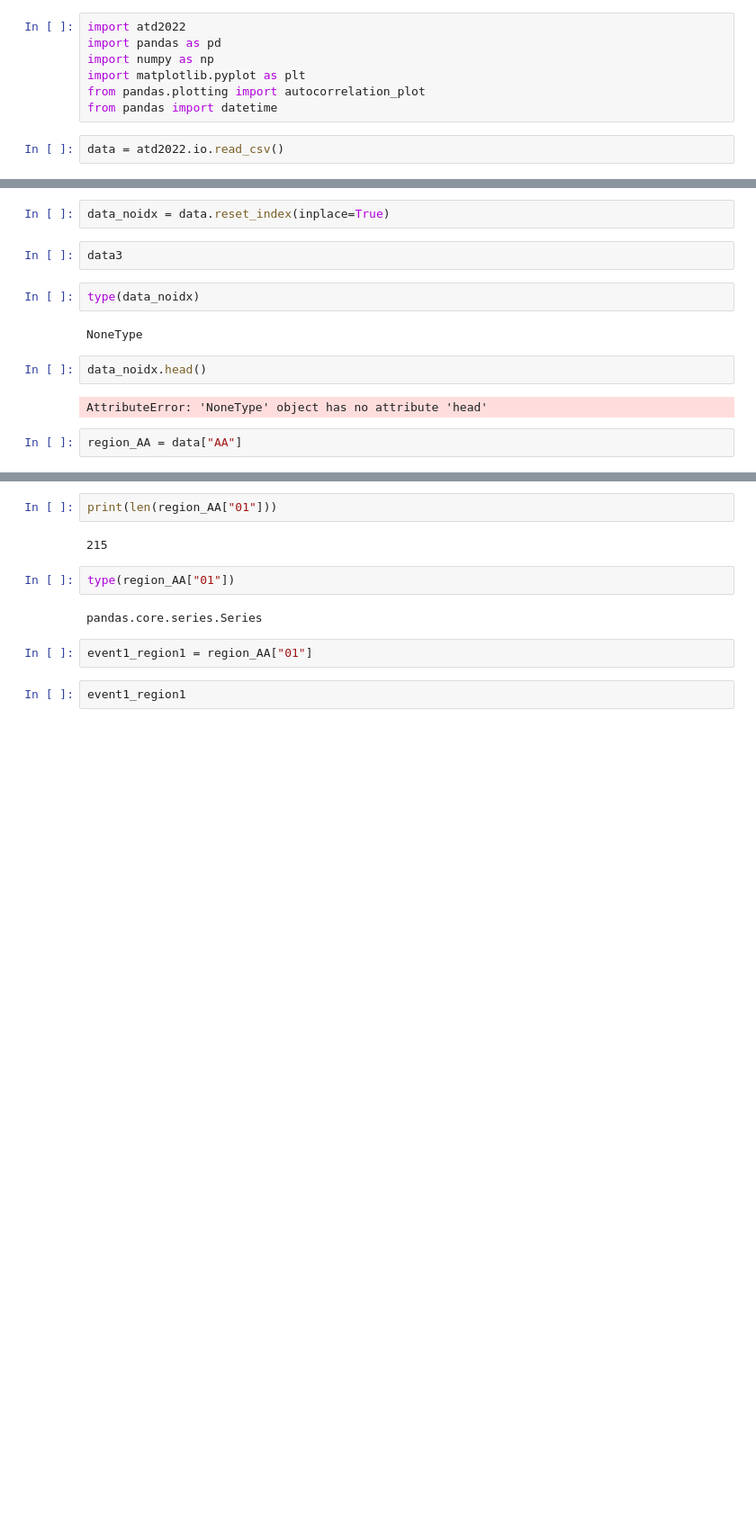
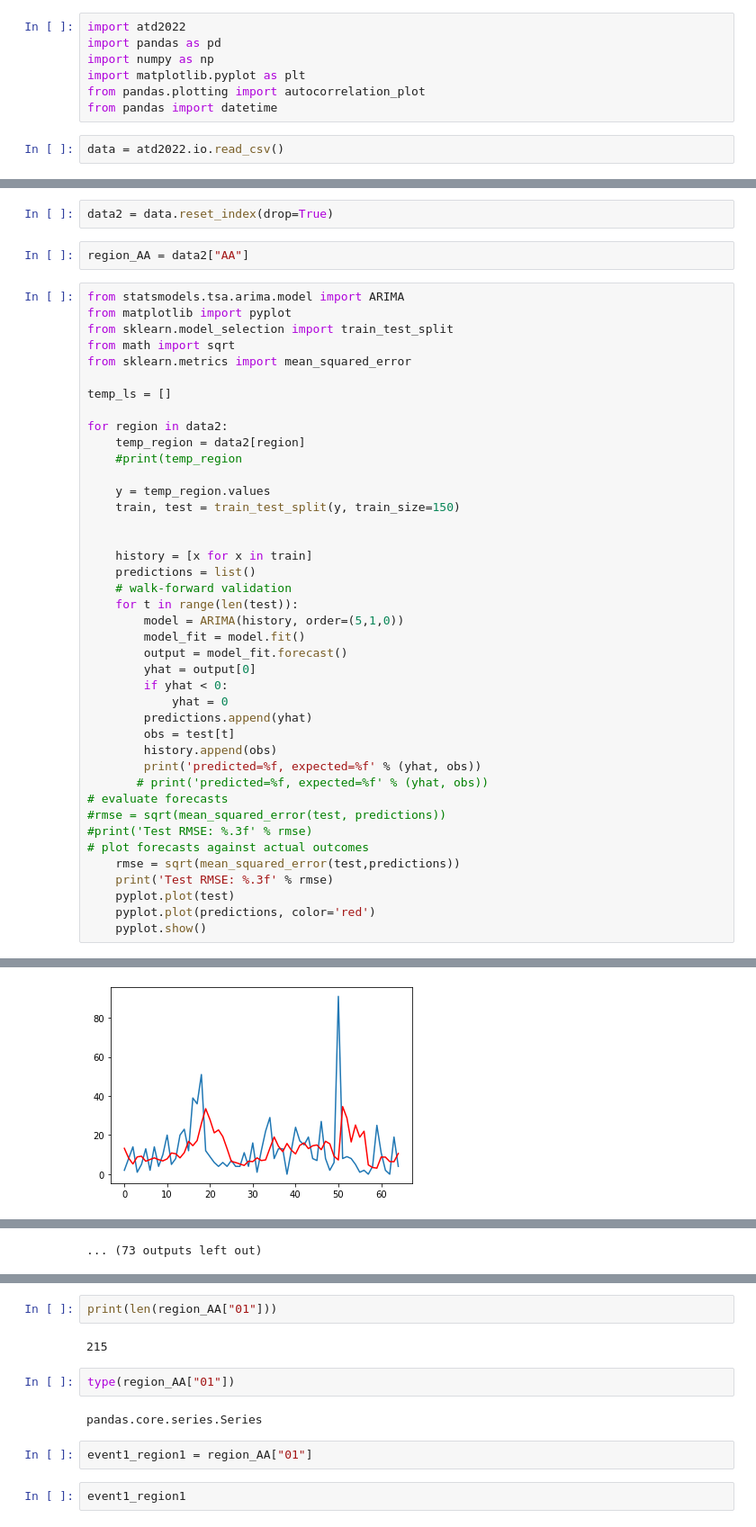
Before and after one commit to WillZ00/LISP-ATD-2022, a Jupyter notebook: ARIMA/arima.ipynb, the cells around one changed output, grey strips where cells are left out. Shown at 90% size. Saved outputs shown, nothing was run; the diff lists cells and outputs as text; blank space fills up the shorter version.

```diff
--- a/ARIMA/arima.ipynb
+++ b/ARIMA/arima.ipynb
@@ -21,14 +36,46 @@ data.head()
 # %%
-data_noidx = data.reset_index(inplace=True)
+data2 = data.reset_index(drop=True)
-# %%
-data3
-# %%
-type(data_noidx)
-# %% [output]
-NoneType
-# %%
-data_noidx.head()
-# %% [output]
-AttributeError: 'NoneType' object has no attribute 'head'
 # %%
-region_AA = data["AA"]
+region_AA = data2["AA"]
+# %%
+from statsmodels.tsa.arima.model import ARIMA
+from matplotlib import pyplot
+from sklearn.model_selection import train_test_split
+from math import sqrt
+from sklearn.metrics import mean_squared_error
+
+temp_ls = []
+
+for region in data2:
+    temp_region = data2[region]
+    #print(temp_region
+
+    y = temp_region.values
+    train, test = train_test_split(y, train_size=150)
+
+
+    history = [x for x in train]
+    predictions = list()
+    # walk-forward validation
+    for t in range(len(test)):
+        model = ARIMA(history, order=(5,1,0))
+        model_fit = model.fit()
+        output = model_fit.forecast()
+        yhat = output[0]
+        if yhat < 0:
+            yhat = 0
+        predictions.append(yhat)
+        obs = test[t]
+        history.append(obs)
+        print('predicted=%f, expected=%f' % (yhat, obs))
+	   # print('predicted=%f, expected=%f' % (yhat, obs))
+# evaluate forecasts
+#rmse = sqrt(mean_squared_error(test, predictions))
+#print('Test RMSE: %.3f' % rmse)
+# plot forecasts against actual outcomes
+    rmse = sqrt(mean_squared_error(test,predictions))
+    print('Test RMSE: %.3f' % rmse)
+    pyplot.plot(test)
+    pyplot.plot(predictions, color='red')
+    pyplot.show()
+# %% [output]
@@ -34,0 +99 @@ region_AA = data["AA"]
+[figure, added]
@@ -35,3 +190,4 @@ region_AA = data["AA"]
+... (73 outputs left out)
 # %%
 region_AA
 # %% [output]
```
Also changed, not shown: parts of 13 cells of this notebook.
